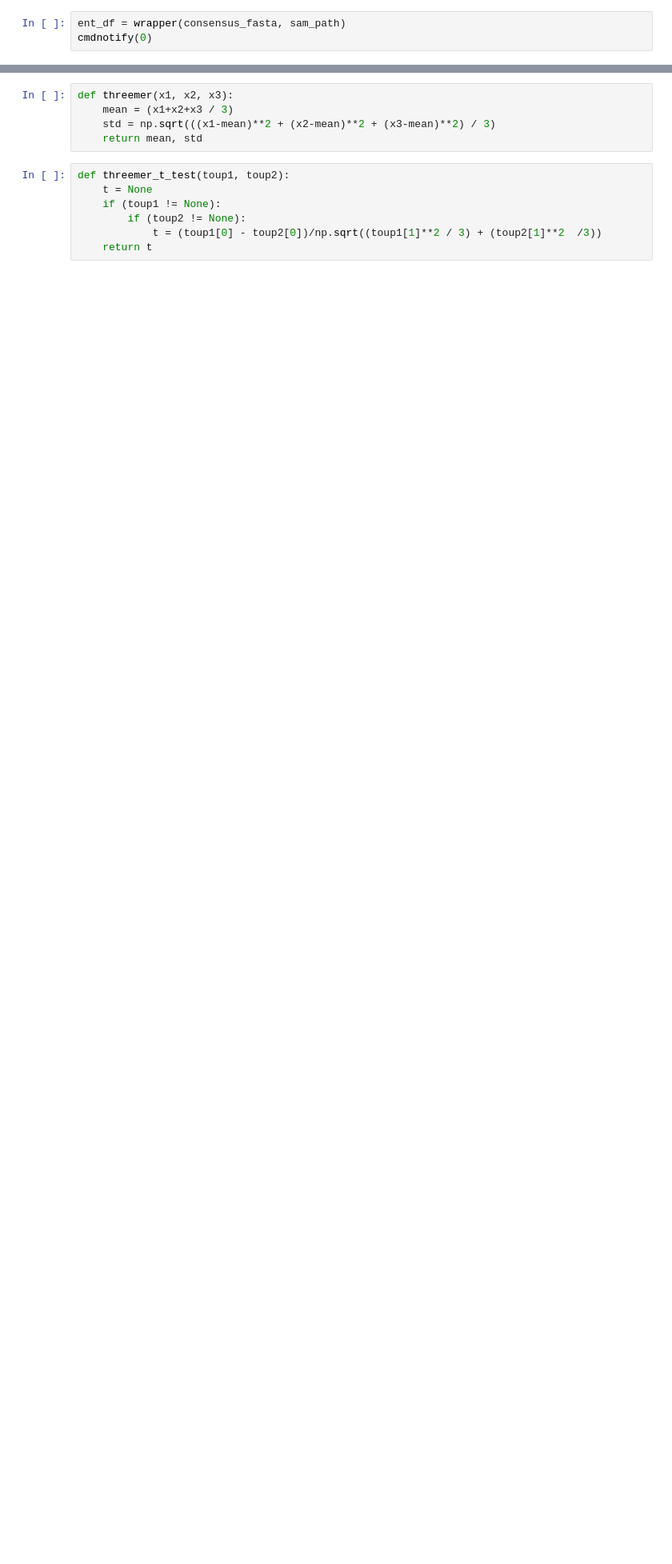
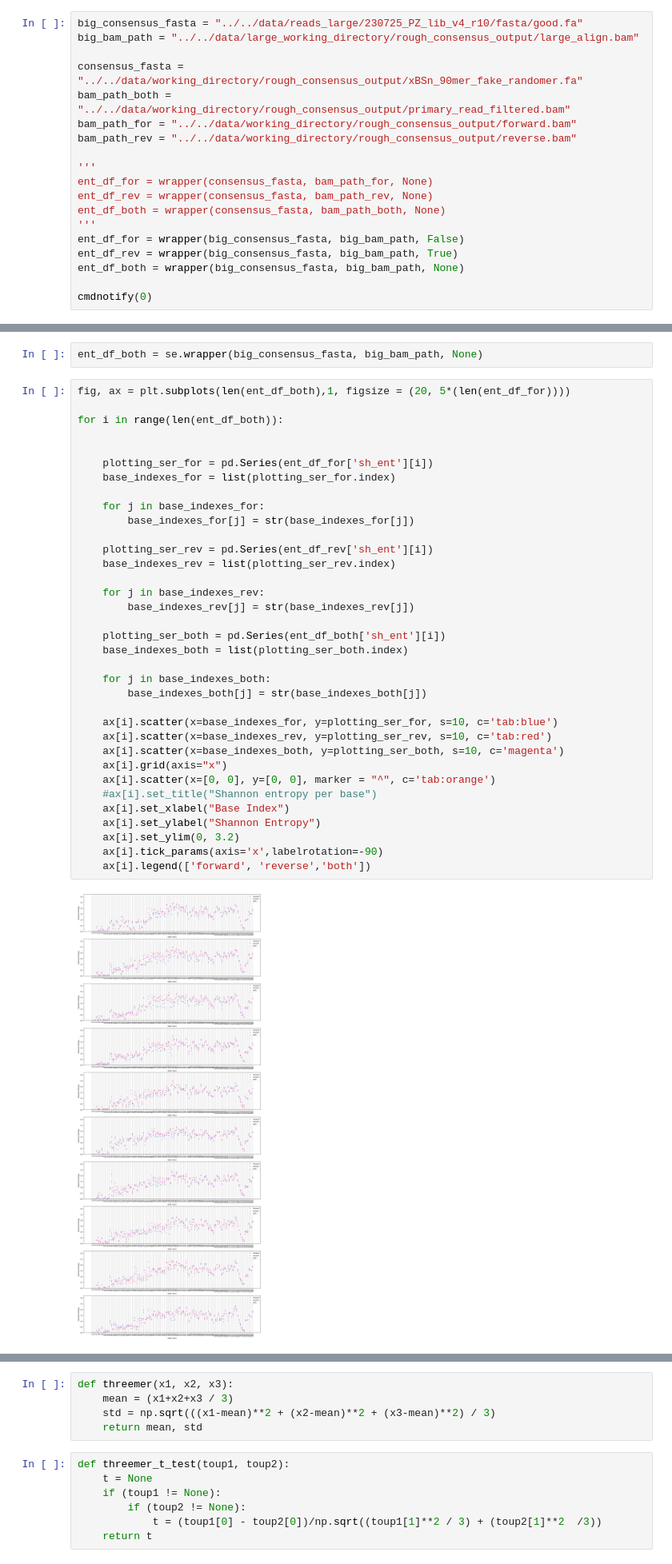
Before and after one commit to Marchand-Lab-Capstone/XenoFind, a Jupyter notebook: lib/xf_prelims/xf_low_qual_work.ipynb, the cells around one changed output, grey strips where cells are left out. Shown at 80% size. Cells and saved outputs as stored; diff of their text form; blank space fills up the shorter version.

```diff
--- a/lib/xf_prelims/xf_low_qual_work.ipynb
+++ b/lib/xf_prelims/xf_low_qual_work.ipynb
@@ -476,6 +512,61 @@ Line #      Hits         Time  Per Hit   % Time  Line Contents
 # %%
-ent_df = wrapper(consensus_fasta, sam_path)
+big_consensus_fasta = "../../data/reads_large/230725_PZ_lib_v4_r10/fasta/good.fa"
+big_bam_path = "../../data/large_working_directory/rough_consensus_output/large_align.bam"
+
+consensus_fasta = "../../data/working_directory/rough_consensus_output/xBSn_90mer_fake_randomer.fa"
+bam_path_both = "../../data/working_directory/rough_consensus_output/primary_read_filtered.bam"
+bam_path_for = "../../data/working_directory/rough_consensus_output/forward.bam"
+bam_path_rev = "../../data/working_directory/rough_consensus_output/reverse.bam"
+
+'''
+ent_df_for = wrapper(consensus_fasta, bam_path_for, None)
+ent_df_rev = wrapper(consensus_fasta, bam_path_rev, None)
+ent_df_both = wrapper(consensus_fasta, bam_path_both, None)
+'''
+ent_df_for = wrapper(big_consensus_fasta, big_bam_path, False)
+ent_df_rev = wrapper(big_consensus_fasta, big_bam_path, True)
+ent_df_both = wrapper(big_consensus_fasta, big_bam_path, None)
+
 cmdnotify(0)
 # %% [output]
 9/10 completed
 [interactive output not drawn]
+# %%
+ent_df_both = se.wrapper(big_consensus_fasta, big_bam_path, None)
+# %%
+fig, ax = plt.subplots(len(ent_df_both),1, figsize = (20, 5*(len(ent_df_for))))
+
+for i in range(len(ent_df_both)):
+
+
+    plotting_ser_for = pd.Series(ent_df_for['sh_ent'][i])
+    base_indexes_for = list(plotting_ser_for.index)
+
+    for j in base_indexes_for:
+        base_indexes_for[j] = str(base_indexes_for[j])
+
+    plotting_ser_rev = pd.Series(ent_df_rev['sh_ent'][i])
+    base_indexes_rev = list(plotting_ser_rev.index)
+
+    for j in base_indexes_rev:
+        base_indexes_rev[j] = str(base_indexes_rev[j])
+
+    plotting_ser_both = pd.Series(ent_df_both['sh_ent'][i])
+    base_indexes_both = list(plotting_ser_both.index)
+
+    for j in base_indexes_both:
+        base_indexes_both[j] = str(base_indexes_both[j])
+
+    ax[i].scatter(x=base_indexes_for, y=plotting_ser_for, s=10, c='tab:blue')
+    ax[i].scatter(x=base_indexes_rev, y=plotting_ser_rev, s=10, c='tab:red')
+    ax[i].scatter(x=base_indexes_both, y=plotting_ser_both, s=10, c='magenta')
+    ax[i].grid(axis="x")
+    ax[i].scatter(x=[0, 0], y=[0, 0], marker = "^", c='tab:orange')
+    #ax[i].set_title("Shannon entropy per base")
+    ax[i].set_xlabel("Base Index")
+    ax[i].set_ylabel("Shannon Entropy")
+    ax[i].set_ylim(0, 3.2)
+    ax[i].tick_params(axis='x',labelrotation=-90)
+    ax[i].legend(['forward', 'reverse','both'])
+# %% [output]
+[figure, added]
```
Also changed, not shown: parts of 20 cells of this notebook, 6 other files.
